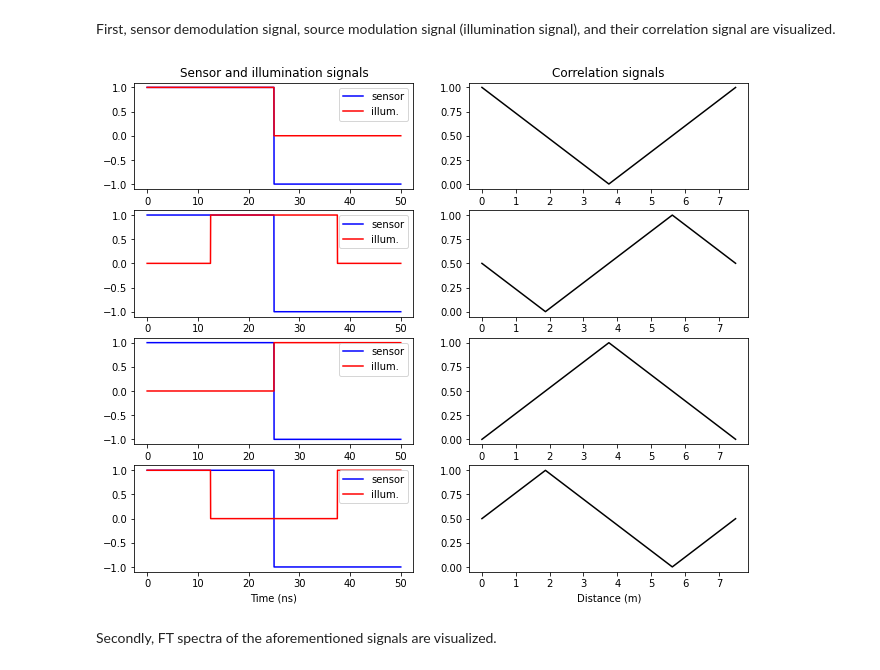
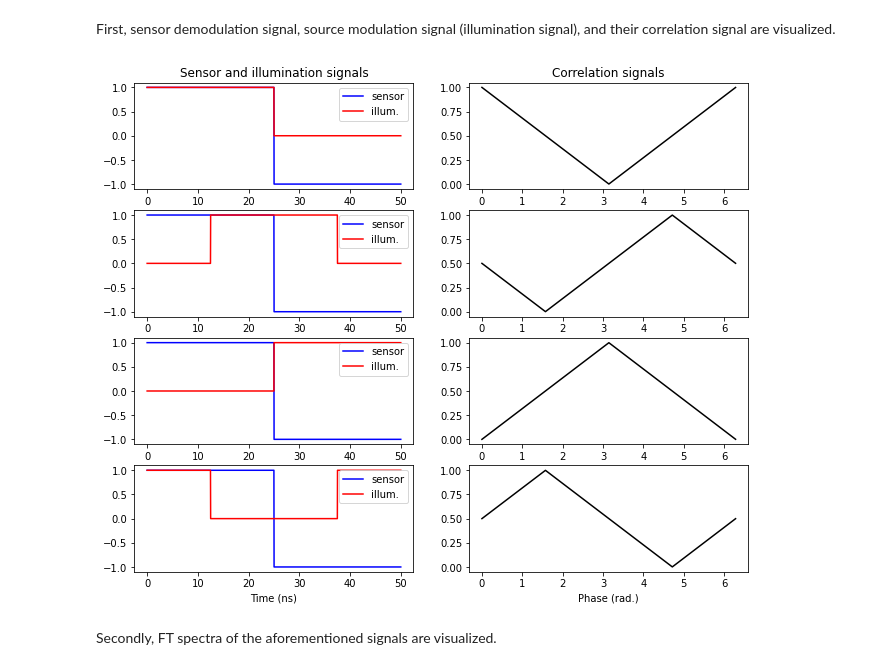
Before and after one commit to ksonod/itof_cyclic_error_simulator, a Jupyter notebook: main_notebook.ipynb, the cells around one changed output. Drawn from its saved outputs; the diff is of its cells as text; code cells hidden in the pictures.

```diff
--- a/main_notebook.ipynb
+++ b/main_notebook.ipynb
@@ -20,7 +25,8 @@ config = {
     "figure": {  # Figure config
         "show_signals": True,
         "show_spectra": True,
-        "show_phase_signals_and_cyclic_error": True
+        "show_phase_signals_and_cyclic_error": True,
+        "unit": DepthUnit.RADIAN
     }
 }
 # %%
@@ -33,9 +36,9 @@ data_visualizer = DataVisualizer(config["figure"], simulation_data)
 # %% [markdown]
 First, sensor demodulation signal, source modulation signal (illumination signal), and their correlation signal are visualized.
 # %%
-data_visualizer.show_signals(simulation_data)
+data_visualizer.show_signals(simulation_data, config["figure"])
 # %% [output]
-[figure, old version]
+[figure, new version]
 # %% [markdown]
 Secondly, FT spectra of the aforementioned signals are visualized.
 # %%
```
Also changed, not shown: parts of 5 cells of this notebook.
